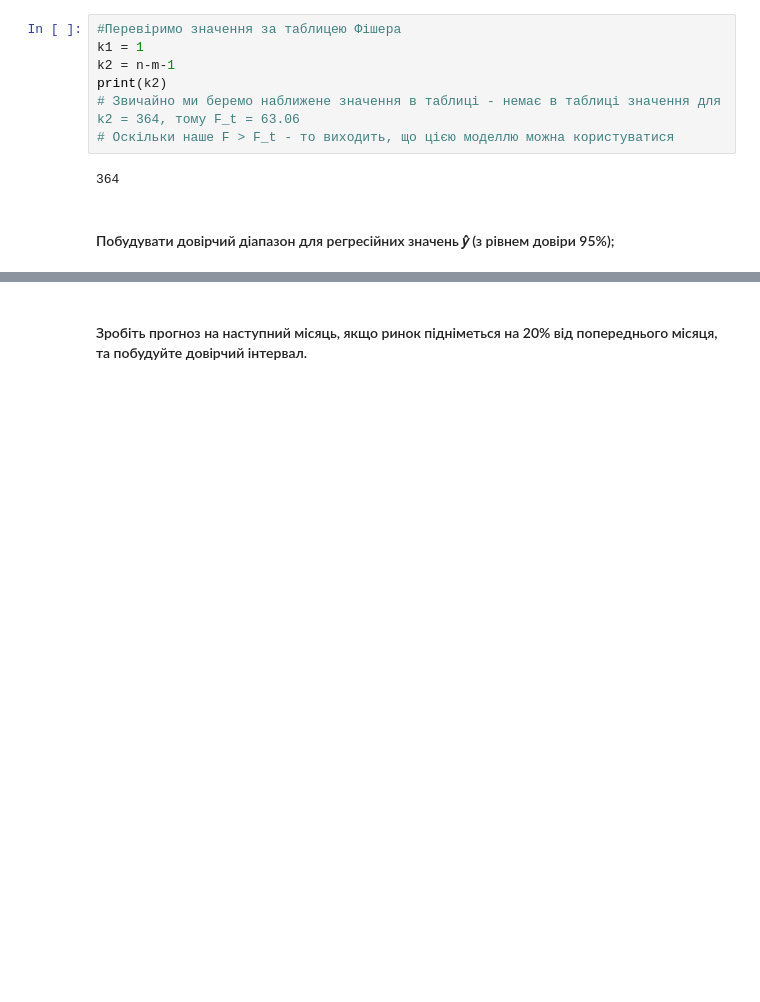
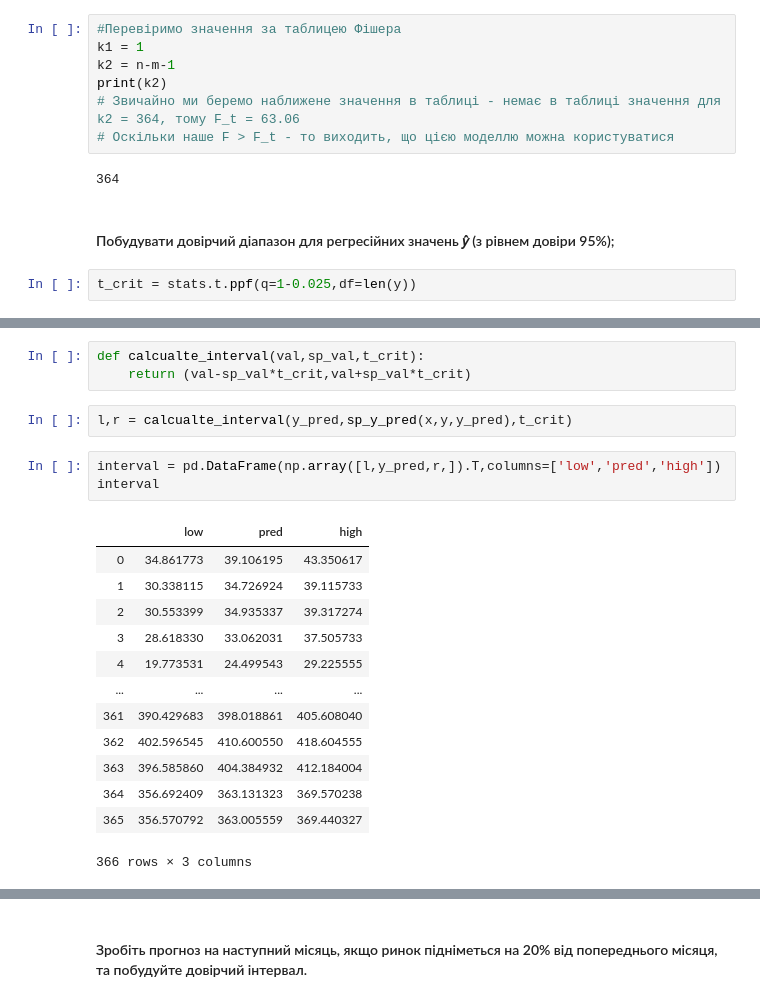
Before and after one commit to SpaceDigi/math_economy, a Jupyter notebook: Lab1.ipynb, the cells around one changed output, grey strips where cells are left out. Saved outputs shown, nothing was run; the diff lists cells and outputs as text; blank space fills up the shorter version.

```diff
--- a/Lab1.ipynb
+++ b/Lab1.ipynb
@@ -164,3 +164,5 @@ print(k2)
 364
 # %% [markdown]
 #### Побудувати довірчий діапазон для регресійних значень 𝑦̂ (з рівнем довіри 95%);
+# %%
+t_crit = stats.t.ppf(q=1-0.025,df=len(y))
@@ -166,0 +178,22 @@ print(k2)
+# %%
+def calcualte_interval(val,sp_val,t_crit):
+    return (val-sp_val*t_crit,val+sp_val*t_crit)
+# %%
+l,r = calcualte_interval(y_pred,sp_y_pred(x,y,y_pred),t_crit)
+# %%
+interval = pd.DataFrame(np.array([l,y_pred,r,]).T,columns=['low','pred','high'])
+interval
+# %% [output]
+|  | low | pred | high |
+| 0 | 34.861773 | 39.106195 | 43.350617 |
+| 1 | 30.338115 | 34.726924 | 39.115733 |
+| 2 | 30.553399 | 34.935337 | 39.317274 |
+| 3 | 28.618330 | 33.062031 | 37.505733 |
+| 4 | 19.773531 | 24.499543 | 29.225555 |
+| ... | ... | ... | ... |
+| 361 | 390.429683 | 398.018861 | 405.608040 |
+| 362 | 402.596545 | 410.600550 | 418.604555 |
+| 363 | 396.585860 | 404.384932 | 412.184004 |
+| 364 | 356.692409 | 363.131323 | 369.570238 |
+| 365 | 356.570792 | 363.005559 | 369.440327 |
+366 rows × 3 columns
```
Also changed, not shown: parts of 2 cells of this notebook.
